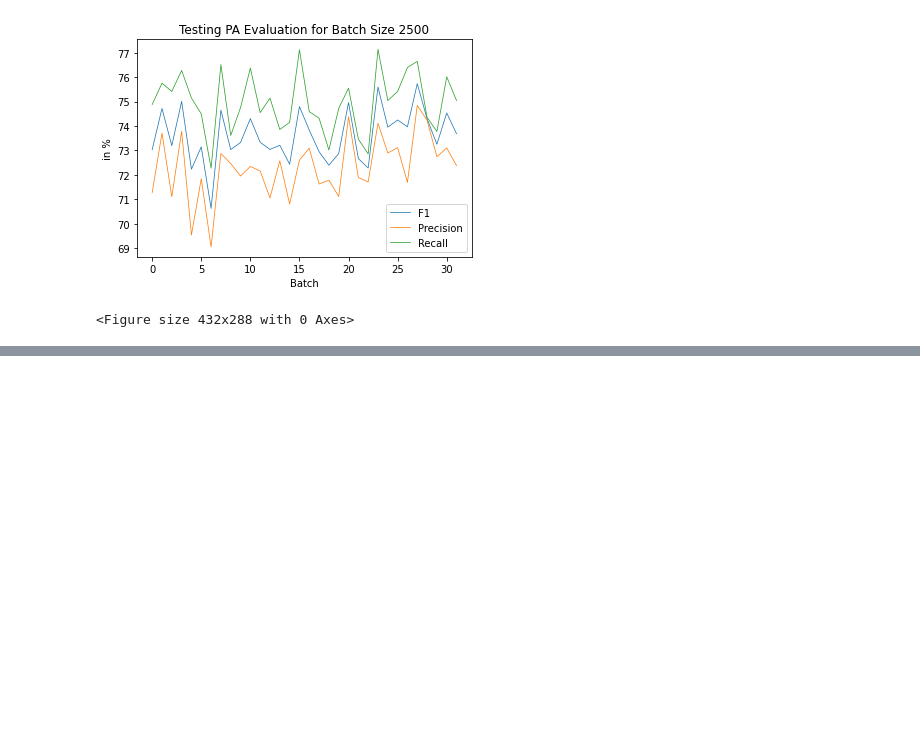
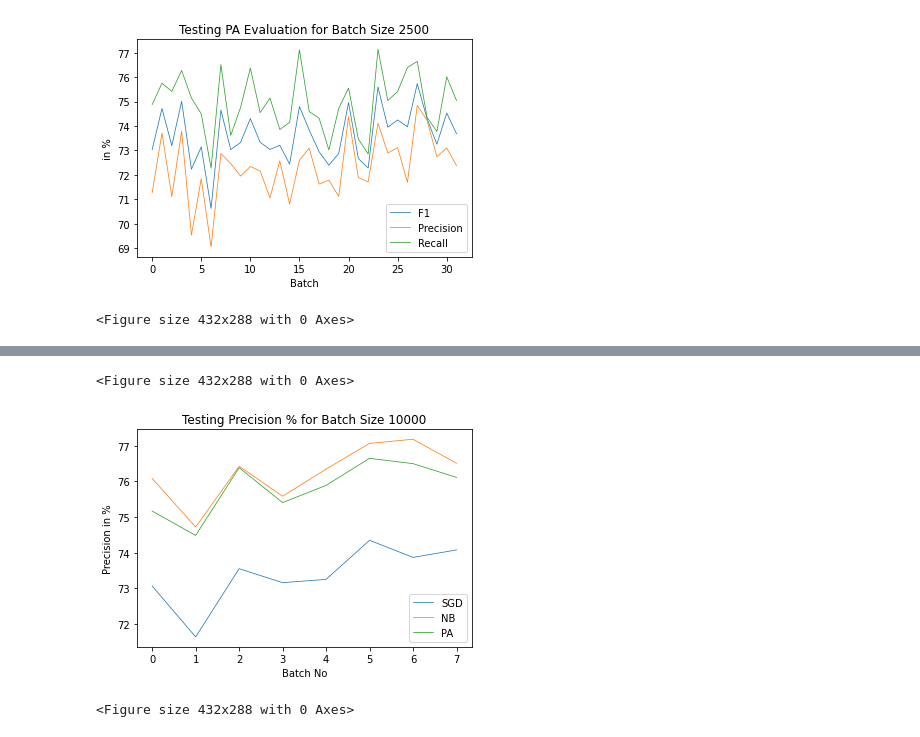
Before and after one commit to Big-Data-Gang/Machine-Learning-with-Spark-Streaming, a Jupyter notebook: Plotting/Test Plots.ipynb, the cells around one changed output, grey strips where cells are left out. Cells and saved outputs as stored; diff of their text form; code cells hidden in the pictures; blank space fills up the shorter version.

```diff
--- a/Plotting/Test Plots.ipynb
+++ b/Plotting/Test Plots.ipynb
@@ -234,0 +277,13 @@ plt.figure()
+# %%
+plt.plot(df10000['Batch'], df10000['SGD Precision'] * 100, label='SGD', linewidth=0.75)
+plt.plot(df10000['Batch'], df10000['NB Precision'] * 100, label='NB', linewidth=0.75)
+plt.plot(df10000['Batch'], df10000['PA Precision'] * 100, label='PA', linewidth=0.75)
+plt.xlabel('Batch No')
+plt.ylabel('Precision in %')
+plt.title('Testing Precision % for Batch Size 10000')
+plt.legend()
+plt.figure()
+# %% [output]
+<Figure size 432x288 with 0 Axes>
+[figure, added]
+<Figure size 432x288 with 0 Axes>
```
Also changed, not shown: parts of 39 cells of this notebook.
